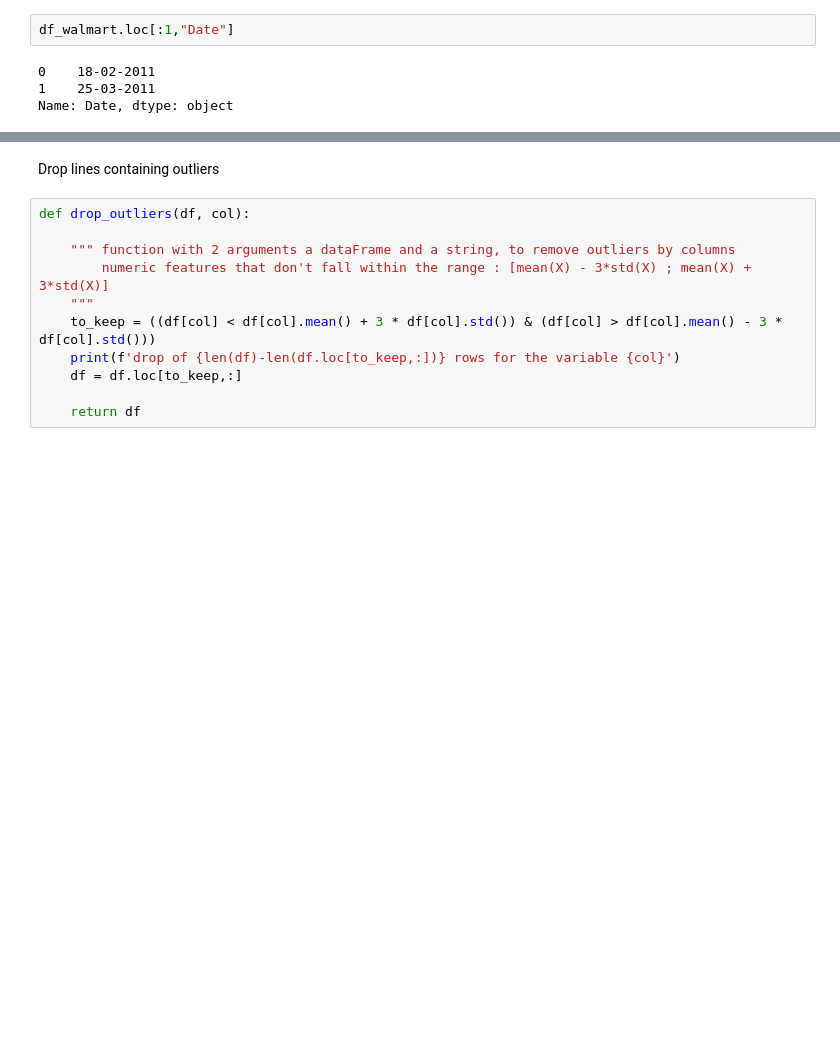
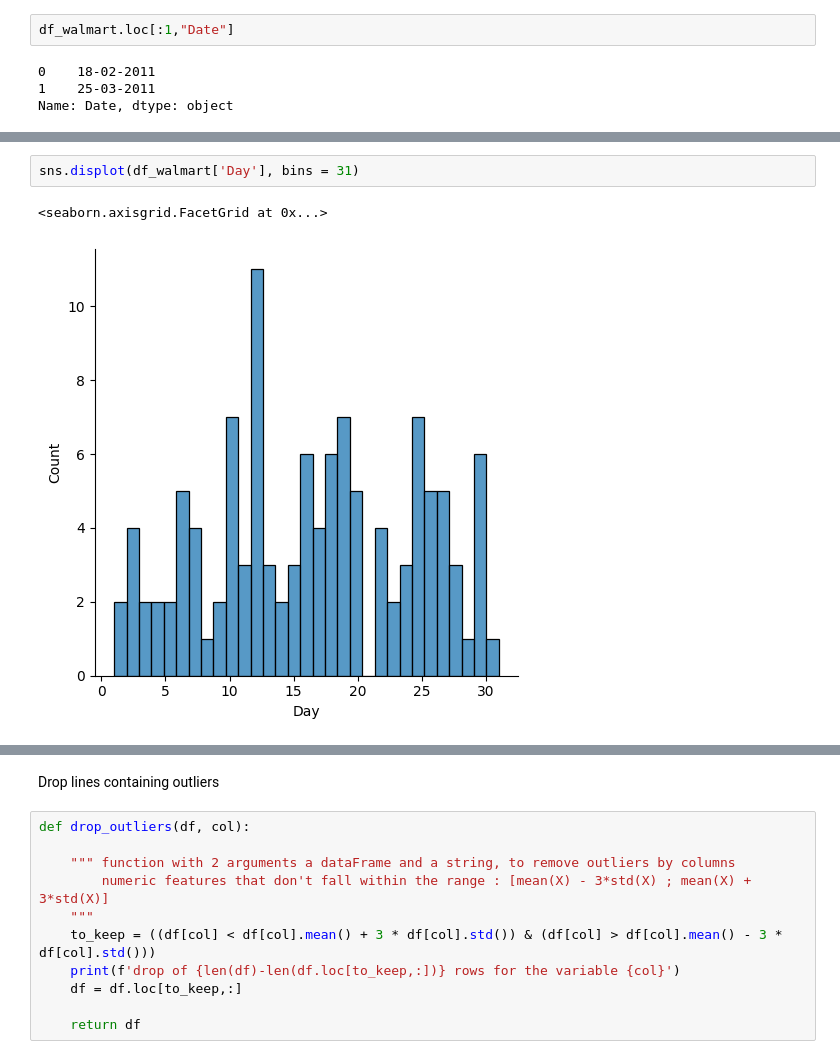
Before and after one commit to Stylomines/walmart_sales, a Jupyter notebook: walmart_project.ipynb, the cells around one changed output, grey strips where cells are left out. Saved outputs shown, nothing was run; the diff lists cells and outputs as text; blank space fills up the shorter version.

```diff
--- a/walmart_project.ipynb
+++ b/walmart_project.ipynb
@@ -278,0 +288,5 @@ df_walmart.head()
+# %%
+sns.displot(df_walmart['Day'], bins = 31)
+# %% [output]
+<seaborn.axisgrid.FacetGrid at 0x...>
+[figure, added]
```
Also changed, not shown: parts of 39 cells of this notebook.
